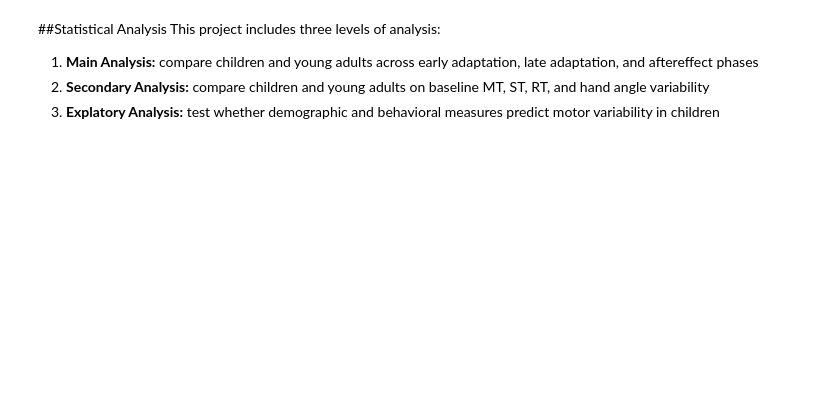
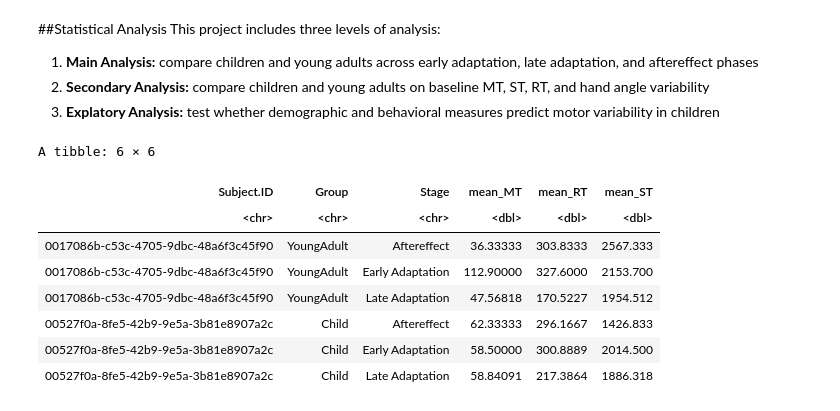
Before and after one commit to scelliot-cpu/Elliott_DSPN_26_FinalProject, a Jupyter notebook: Elliott_DSPN_S26_FinalProject.ipynb, the cells around one changed output. Cells and saved outputs as stored; diff of their text form; code cells hidden in the pictures; blank space fills up the shorter version.

```diff
--- a/Elliott_DSPN_S26_FinalProject.ipynb
+++ b/Elliott_DSPN_S26_FinalProject.ipynb
@@ -117,3 +139,26 @@ This project includes three levels of analysis:
 1. **Main Analysis:** compare children and young adults across early adaptation, late adaptation, and aftereffect phases
 2. **Secondary Analysis:** compare children and young adults on baseline MT, ST, RT, and hand angle variability
 3. **Explatory Analysis:** test whether demographic and behavioral measures predict motor variability in children
+# %%
+#Participant-Level Dataset
+summary_data <- clean_data %>%
+  filter(Stage %in% c("Early Adaptation", "Late Adaptation", "Aftereffect")) %>%
+  group_by(Subject.ID, Group, Stage) %>%
+  summarise(
+    mean_MT = mean(MT, na.rm = TRUE),
+    mean_RT = mean(RT, na.rm = TRUE),
+    mean_ST = mean(ST, na.rm = TRUE),
+    .groups = "drop"
+  )
+
+head(summary_data)
+# %% [output]
+A tibble: 6 × 6
+| Subject.ID | Group | Stage | mean_MT | mean_RT | mean_ST |
+| <chr> | <chr> | <chr> | <dbl> | <dbl> | <dbl> |
+| 0017086b-c53c-4705-9dbc-48a6f3c45f90 | YoungAdult | Aftereffect | 36.33333 | 303.8333 | 2567.333 |
+| 0017086b-c53c-4705-9dbc-48a6f3c45f90 | YoungAdult | Early Adaptation | 112.90000 | 327.6000 | 2153.700 |
+| 0017086b-c53c-4705-9dbc-48a6f3c45f90 | YoungAdult | Late Adaptation | 47.56818 | 170.5227 | 1954.512 |
+| 00527f0a-8fe5-42b9-9e5a-3b81e8907a2c | Child | Aftereffect | 62.33333 | 296.1667 | 1426.833 |
+| 00527f0a-8fe5-42b9-9e5a-3b81e8907a2c | Child | Early Adaptation | 58.50000 | 300.8889 | 2014.500 |
+| 00527f0a-8fe5-42b9-9e5a-3b81e8907a2c | Child | Late Adaptation | 58.84091 | 217.3864 | 1886.318 |
```
Also changed, not shown: parts of 5 cells of this notebook.
